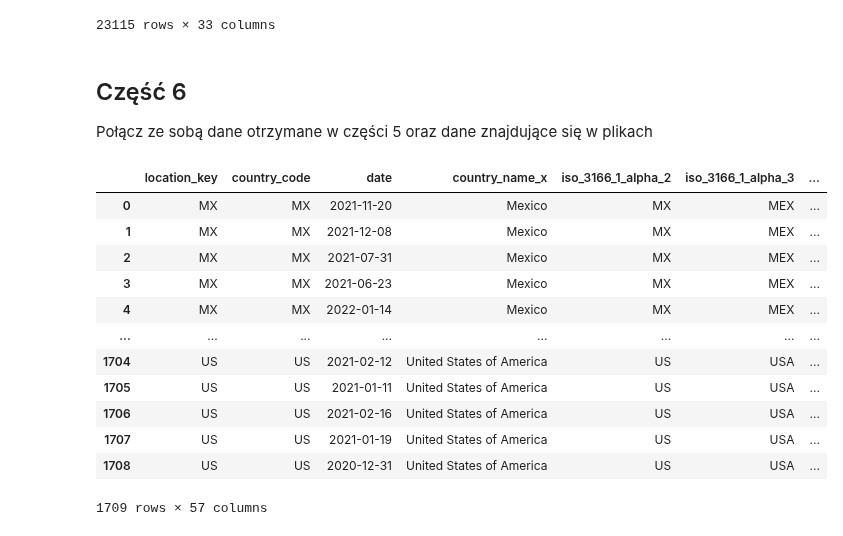
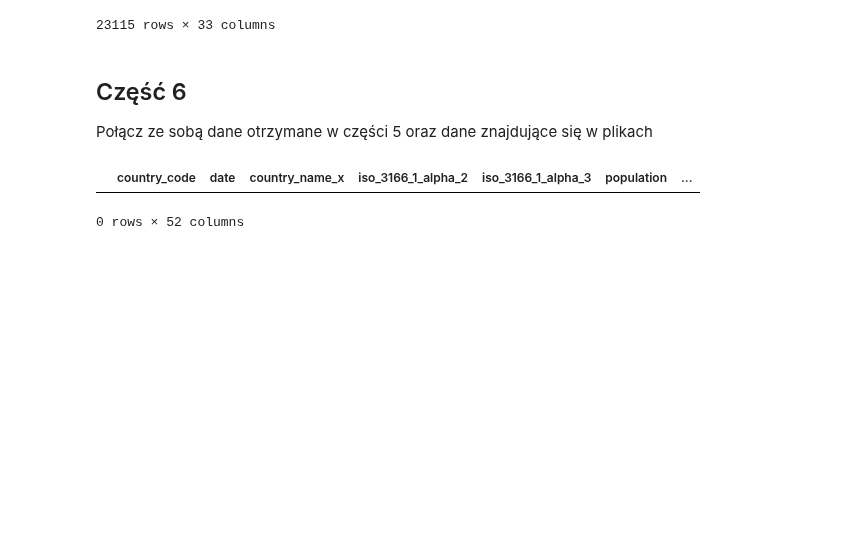
Before and after one commit to JakubKaczmarek5764/BigData1, a Jupyter notebook: main.ipynb, the cells around one changed output. Saved outputs shown, nothing was run; the diff lists cells and outputs as text; code cells hidden in the pictures; blank space fills up the shorter version.

```diff
--- a/main.ipynb
+++ b/main.ipynb
@@ -472,25 +472,14 @@ Połącz ze sobą dane otrzymane w części 5 oraz dane znajdujące się w plika
 # %%
 world_countries = pd.read_csv("world_countries.csv")
 world_countries = world_countries.rename(columns={"CCA3": "iso_3166_1_alpha_3", "Country/Territories": "country_name", "Area (km²)": "area_sq_km", "Density (per km²)": "population_density"})
 
 gdp = pd.read_csv("GDP.csv")
 gdp = gdp.rename(columns={"Country Code": "iso_3166_1_alpha_3", "Country Name": "country_name", "Value": "gdp_usd", "Year":"year"})
 merged_df["year"] = pd.to_datetime(merged_df["date"]).dt.year
-merged_df2 = merged_df.merge(world_countries, on="iso_3166_1_alpha_3", how="left")
-merged_df2 = merged_df2.merge(gdp, on=["iso_3166_1_alpha_3","year"], how="left")
+merged_df2 = merged_df.merge(world_countries, on="iso_3166_1_alpha_3", how="inner")
+merged_df2 = merged_df2.merge(gdp, on=["iso_3166_1_alpha_3","year"], how="inner")
 merged_df2
 # nie rozumiem troche, imo bez sensu mergowac to z tymi calymi danymi koncowymi z 5, a w GDP country name to wgl nazwa kraju lub regionu wiec troche xd
 # %% [output]
-|  | location_key | country_code | date | country_name_x | iso_3166_1_alpha_2 | iso_3166_1_alpha_3 | ... |
-| 0 | MX | MX | 2021-11-20 | Mexico | MX | MEX | ... |
-| 1 | MX | MX | 2021-12-08 | Mexico | MX | MEX | ... |
-| 2 | MX | MX | 2021-07-31 | Mexico | MX | MEX | ... |
-| 3 | MX | MX | 2021-06-23 | Mexico | MX | MEX | ... |
-| 4 | MX | MX | 2022-01-14 | Mexico | MX | MEX | ... |
-| ... | ... | ... | ... | ... | ... | ... | ... |
-| 1704 | US | US | 2021-02-12 | United States of America | US | USA | ... |
-| 1705 | US | US | 2021-01-11 | United States of America | US | USA | ... |
-| 1706 | US | US | 2021-02-16 | United States of America | US | USA | ... |
-| 1707 | US | US | 2021-01-19 | United States of America | US | USA | ... |
-| 1708 | US | US | 2020-12-31 | United States of America | US | USA | ... |
+|  | country_code | date | country_name_x | iso_3166_1_alpha_2 | iso_3166_1_alpha_3 | population | ... |
-1709 rows × 57 columns
+0 rows × 52 columns
```
